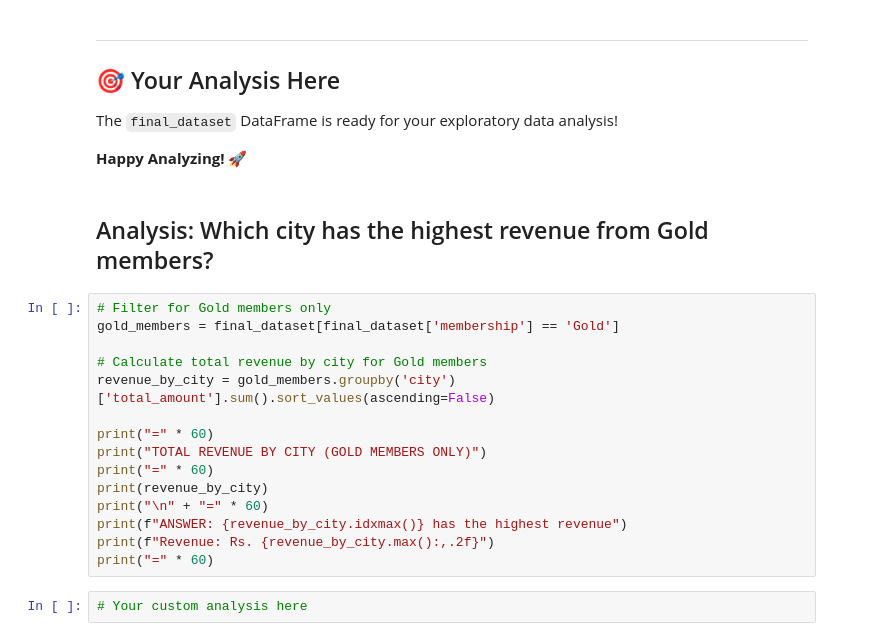
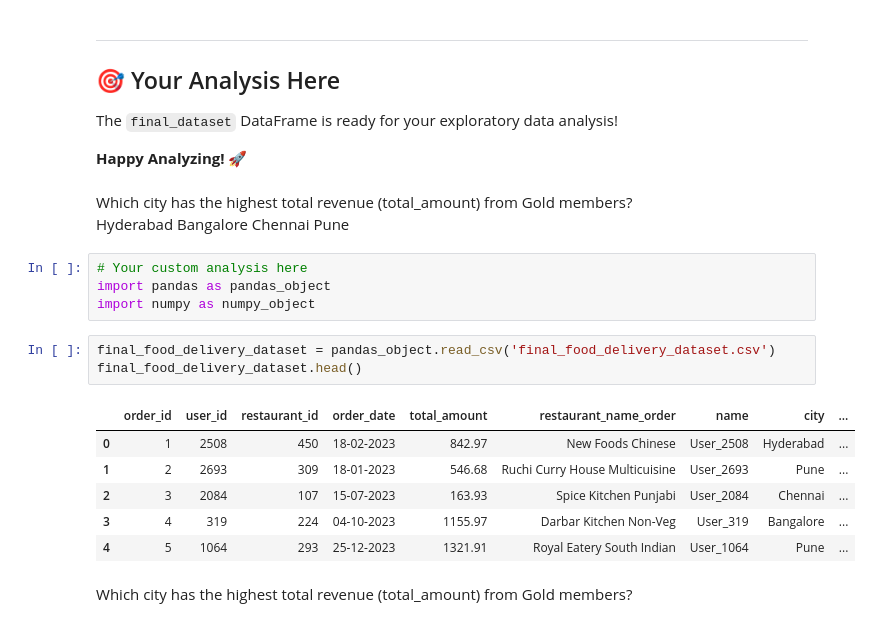
Before and after one commit to tarwatkarkuntal315/Innomatics_Gen_AI, a Jupyter notebook: innomatics_fixed.ipynb, the cells around one changed output. Drawn from its saved outputs; the diff is of its cells as text.

```diff
--- a/innomatics_fixed.ipynb
+++ b/innomatics_fixed.ipynb
@@ -152,22 +260,25 @@ final_dataset.describe()
 The `final_dataset` DataFrame is ready for your exploratory data analysis!
 
 **Happy Analyzing! 🚀**
+# %% [markdown]
+Which city has the highest total revenue (total_amount) from Gold members?
+Hyderabad
+Bangalore
+Chennai
+Pune
+# %%
+# Your custom analysis here
+import pandas as pandas_object
+import numpy as numpy_object
+# %%
+final_food_delivery_dataset = pandas_object.read_csv('final_food_delivery_dataset.csv')
+final_food_delivery_dataset.head()
+# %% [output]
+|  | order_id | user_id | restaurant_id | order_date | total_amount | restaurant_name_order | name | city | ... |
+| 0 | 1 | 2508 | 450 | 18-02-2023 | 842.97 | New Foods Chinese | User_2508 | Hyderabad | ... |
+| 1 | 2 | 2693 | 309 | 18-01-2023 | 546.68 | Ruchi Curry House Multicuisine | User_2693 | Pune | ... |
+| 2 | 3 | 2084 | 107 | 15-07-2023 | 163.93 | Spice Kitchen Punjabi | User_2084 | Chennai | ... |
+| 3 | 4 | 319 | 224 | 04-10-2023 | 1155.97 | Darbar Kitchen Non-Veg | User_319 | Bangalore | ... |
+| 4 | 5 | 1064 | 293 | 25-12-2023 | 1321.91 | Royal Eatery South Indian | User_1064 | Pune | ... |
 # %% [markdown]
-## Analysis: Which city has the highest revenue from Gold members?
+Which city has the highest total revenue (total_amount) from Gold members?
-# %%
-# Filter for Gold members only
-gold_members = final_dataset[final_dataset['membership'] == 'Gold']
-
-# Calculate total revenue by city for Gold members
-revenue_by_city = gold_members.groupby('city')['total_amount'].sum().sort_values(ascending=False)
-
-print("=" * 60)
-print("TOTAL REVENUE BY CITY (GOLD MEMBERS ONLY)")
-print("=" * 60)
-print(revenue_by_city)
-print("\n" + "=" * 60)
-print(f"ANSWER: {revenue_by_city.idxmax()} has the highest revenue")
-print(f"Revenue: Rs. {revenue_by_city.max():,.2f}")
-print("=" * 60)
-# %%
-# Your custom analysis here
```
Also changed, not shown: parts of 29 cells of this notebook.
